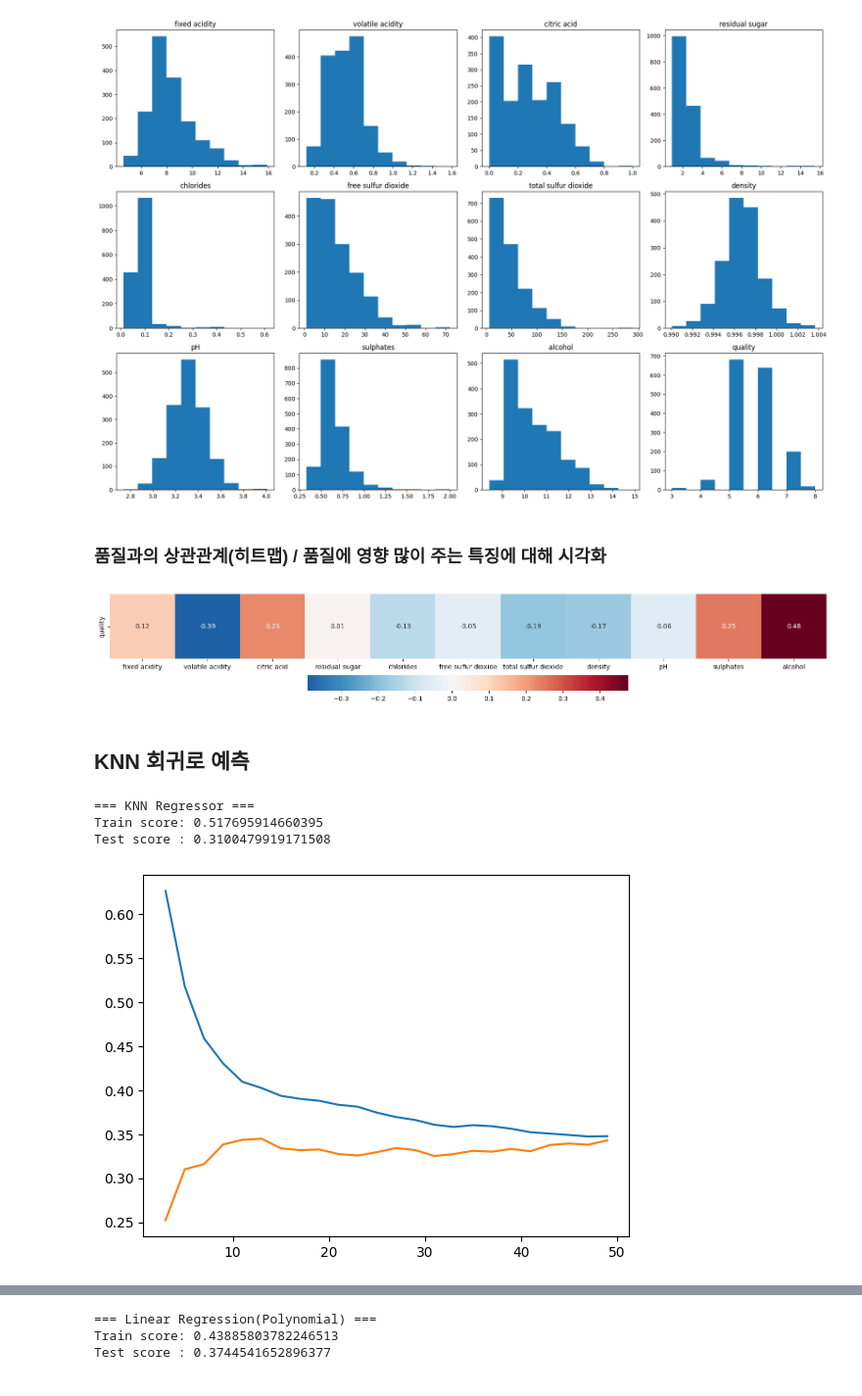
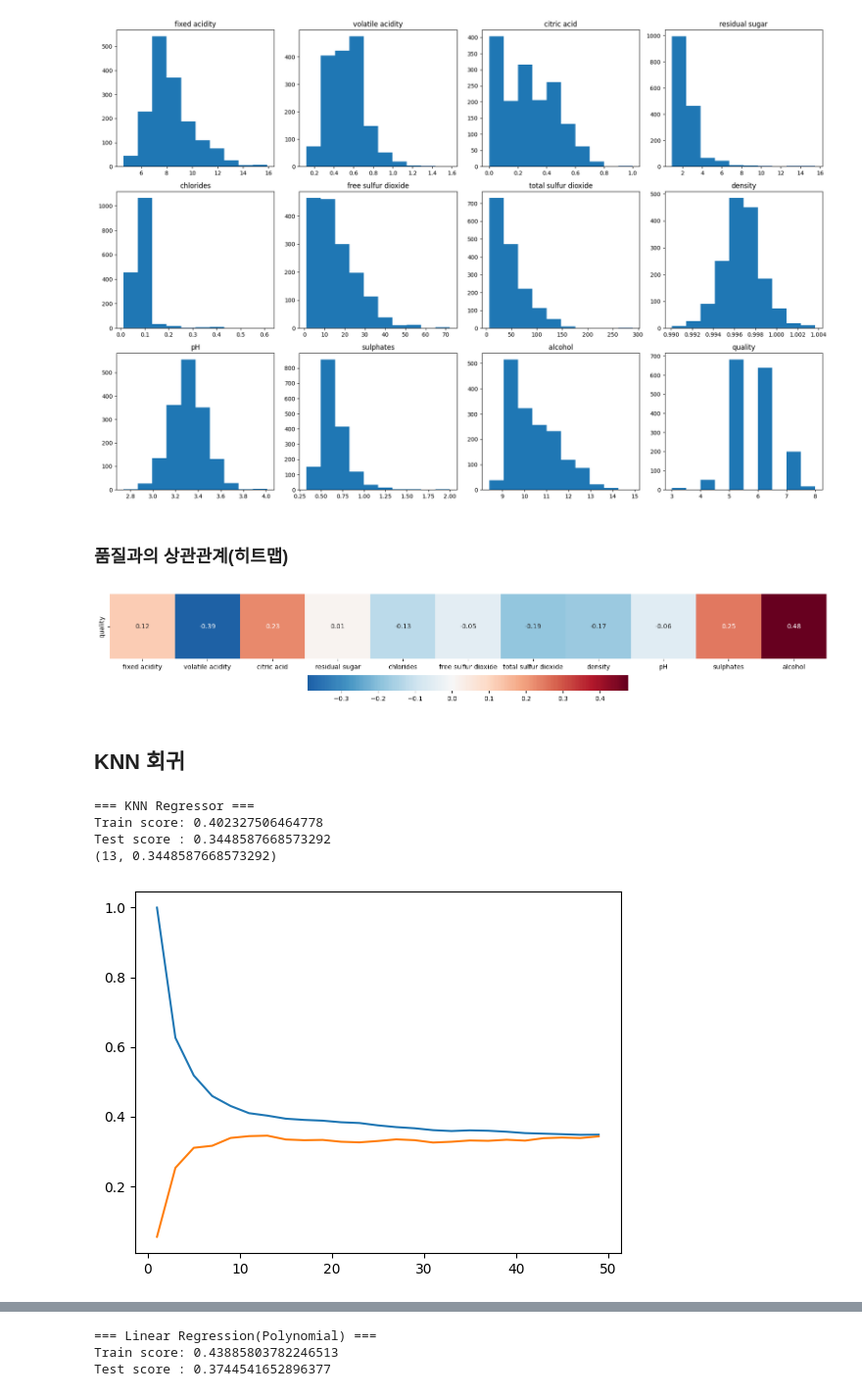
Before and after one commit to krystallinekim/TIL, a Jupyter notebook: Machine_Learning/강의자료/winequality-red.ipynb, the cells around one changed output, grey strips where cells are left out. Shown at 98% size. Drawn from its saved outputs; the diff is of its cells as text; code cells hidden in the pictures.

```diff
--- a/Machine_Learning/강의자료/winequality-red.ipynb
+++ b/Machine_Learning/강의자료/winequality-red.ipynb
@@ -46,7 +46,7 @@ plt.show()
 # %% [output]
 [figure]
 # %% [markdown]
-### 품질과의 상관관계(히트맵) / 품질에 영향 많이 주는 특징에 대해 시각화
+### 품질과의 상관관계(히트맵)
 # %%
 plt.figure(figsize=(20,3))
 sns.heatmap(
@@ -62,32 +62,37 @@ plt.show()
 # %% [output]
 [figure]
 # %% [markdown]
-## KNN 회귀로 예측
+## KNN 회귀
 # %%
 from sklearn.neighbors import KNeighborsRegressor
 
-knr = KNeighborsRegressor(n_neighbors=5)
+knr = KNeighborsRegressor(n_neighbors=13)
 knr.fit(X_train, y_train)
 print('=== KNN Regressor ===')
 print('Train score:', knr.score(X_train, y_train))
 print('Test score :', knr.score(X_test, y_test))
 
-n_neighbors = range(3, 50, 2)
+n_neighbors = range(1, 50, 2)
 train_score = []
 test_score = []
+knr_score = []
 
 for n in n_neighbors:
     knr = KNeighborsRegressor(n_neighbors=n)
     knr.fit(X_train, y_train)
     train_score.append(knr.score(X_train, y_train))
     test_score.append(knr.score(X_test, y_test))
+    knr_score.append((n, knr.score(X_test, y_test)))
+
+print(max(knr_score, key=lambda x:x[1]))
 
 plt.plot(n_neighbors, train_score)
 plt.plot(n_neighbors, test_score)
 plt.show()
 # %% [output]
 === KNN Regressor ===
-Train score: 0.517695914660395
-Test score : 0.3100479919171508
+Train score: 0.402327506464778
+Test score : 0.3448587668573292
+(13, 0.3448587668573292)
-[figure, old version]
+[figure, new version]
 # %% [markdown]
```
Also changed, not shown: parts of 7 cells of this notebook.
